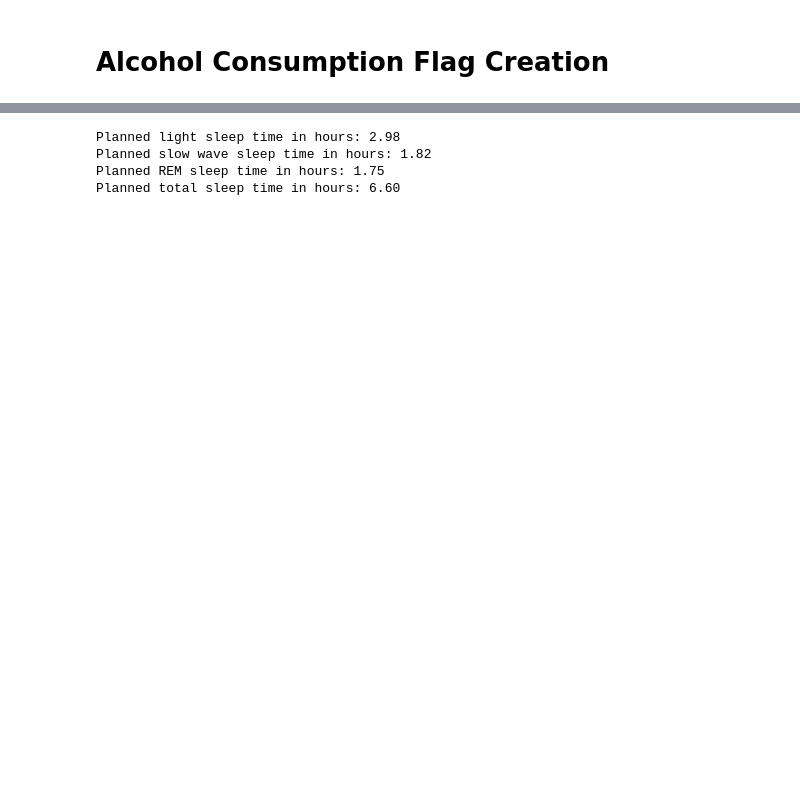
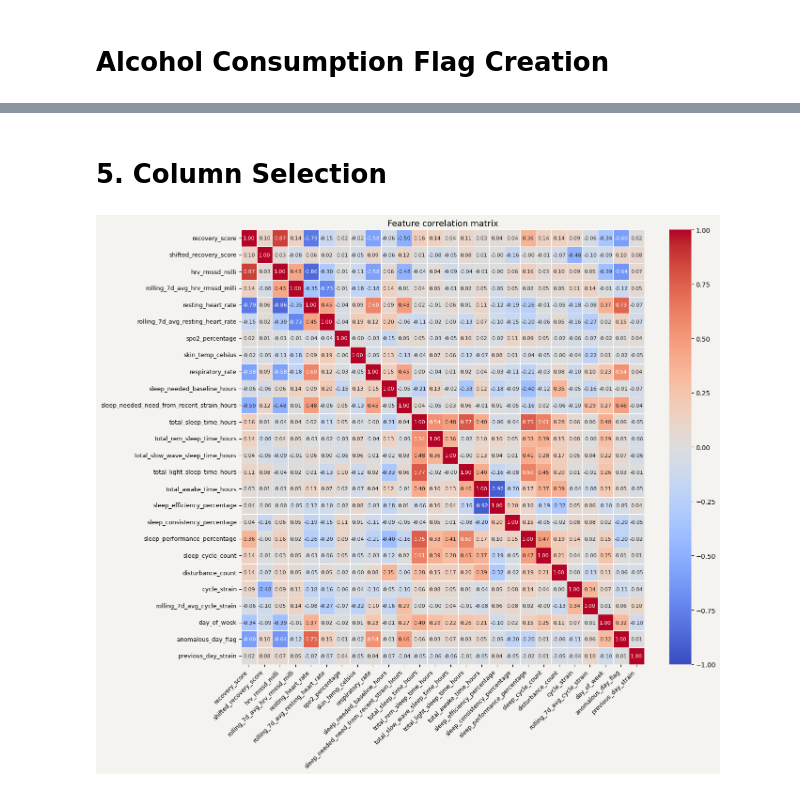
Before and after one commit to JordanPickles/whoop-recovery-predictor, a Jupyter notebook: notebooks/02_feature_engineering.ipynb, the cells around one changed output, grey strips where cells are left out. Cells and saved outputs as stored; diff of their text form; code cells hidden in the pictures; blank space fills up the shorter version.

```diff
--- a/notebooks/02_feature_engineering.ipynb
+++ b/notebooks/02_feature_engineering.ipynb
@@ -375,5 +376,5 @@ low_hrv_threshold = hrv_median * 0.67 # more conservative requiring the larger d
 
 print(low_hrv_threshold)
 
-df_features['alcohol_consumed_flag'] = ((df_features['recovery_score'] < 34) & (df_features['hrv_rmssd_milli'] < low_hrv_threshold)).astype(int)
+df_features['anomalous_day_flag'] = ((df_features['recovery_score'] < 34) & (df_features['hrv_rmssd_milli'] < low_hrv_threshold)).astype(int)
 # %% [output]
@@ -576,17 +382,60 @@ Planned sleep duration in hours: 7.22
-# %%
-## Sleep Stage Planned Times
-
-planned_total_sleep_time = planned_total_in_bed_time_hours * (df_features['total_sleep_time_hours'].median() / df_features['total_in_bed_time_hours'].median())
-planned_light_sleep_hours = planned_total_sleep_time * (df_features['total_light_sleep_time_hours'].median() / df_features['total_sleep_time_hours'].median())
-planned_slow_wave_sleep_hours = planned_total_sleep_time * (df_features['total_slow_wave_sleep_time_hours'].median() / df_features['total_sleep_time_hours'].median())
-planned_rem_sleep_hours = planned_total_sleep_time * (df_features['total_rem_sleep_time_hours'].median() / df_features['total_sleep_time_hours'].median())
-
-print(f"Planned light sleep time in hours: {planned_light_sleep_hours:.2f}")
-print(f"Planned slow wave sleep time in hours: {planned_slow_wave_sleep_hours:.2f}")
-print(f"Planned REM sleep time in hours: {planned_rem_sleep_hours:.2f}")
-print(f"Planned total sleep time in hours: {planned_total_sleep_time:.2f}")
-# %% [output]
-Planned light sleep time in hours: 2.98
-Planned slow wave sleep time in hours: 1.82
-Planned REM sleep time in hours: 1.75
-Planned total sleep time in hours: 6.60
+# %% [markdown]
+# 5. Column Selection
+# %%
+
+
+corr_cols = [
+    'recovery_score',
+    'shifted_recovery_score',
+    'hrv_rmssd_milli',
+    'rolling_7d_avg_hrv_rmssd_milli',
+    'resting_heart_rate',
+    'rolling_7d_avg_resting_heart_rate',
+    'spo2_percentage',
+    'skin_temp_celsius',
+    'respiratory_rate',
+    'sleep_needed_baseline_hours',
+    'sleep_needed_need_from_recent_strain_hours',
+    'total_sleep_time_hours',
+    'total_rem_sleep_time_hours',
+    'total_slow_wave_sleep_time_hours',
+    'total_light_sleep_time_hours',
+    'total_awake_time_hours',
+    'sleep_efficiency_percentage',
+    'sleep_consistency_percentage',
+    'sleep_performance_percentage',
+    'sleep_cycle_count',
+    'disturbance_count',
+    'cycle_strain',
+    'rolling_7d_avg_cycle_strain',
+    'day_of_week',
+    'anomalous_day_flag',
+    'previous_day_strain'
+]
+corr_matrix = df_features[corr_cols].corr()
+
+fig, ax = plt.subplots(figsize=(14, 12))
+fig.patch.set_facecolor('#f5f3ef')
+ax.set_facecolor('#f5f3ef')
+
+sns.heatmap(
+    corr_matrix,
+    annot=True,
+    fmt='.2f',
+    cmap='coolwarm',
+    center=0,
+    vmin=-1,
+    vmax=1,
+    linewidths=0.5,
+    linecolor='white',
+    ax=ax,
+    annot_kws={'size': 8}
+)
+
+ax.set_title('Feature correlation matrix', fontsize=13)
+plt.xticks(rotation=45, ha='right', fontsize=9)
+plt.yticks(fontsize=9)
+plt.tight_layout()
+plt.show()
+# %% [output]
+[figure, added]
```
Also changed, not shown: parts of 13 cells of this notebook, 5 other files.
